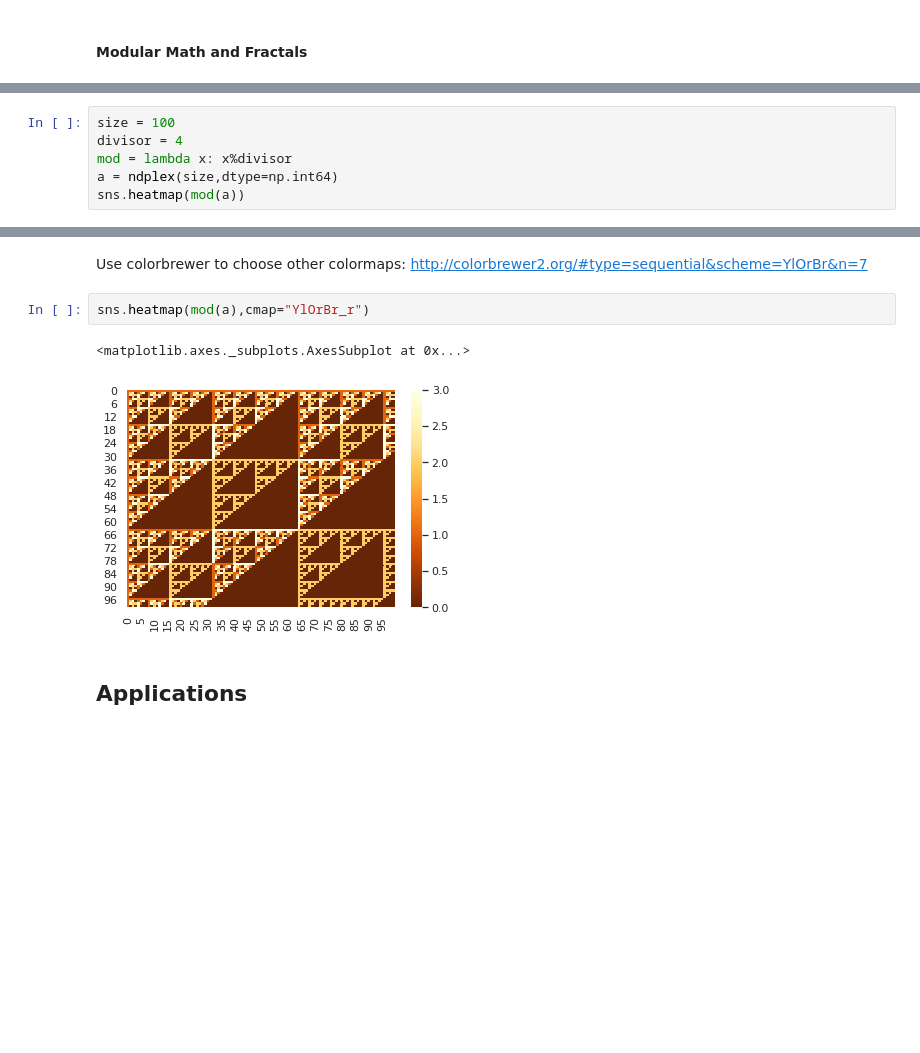
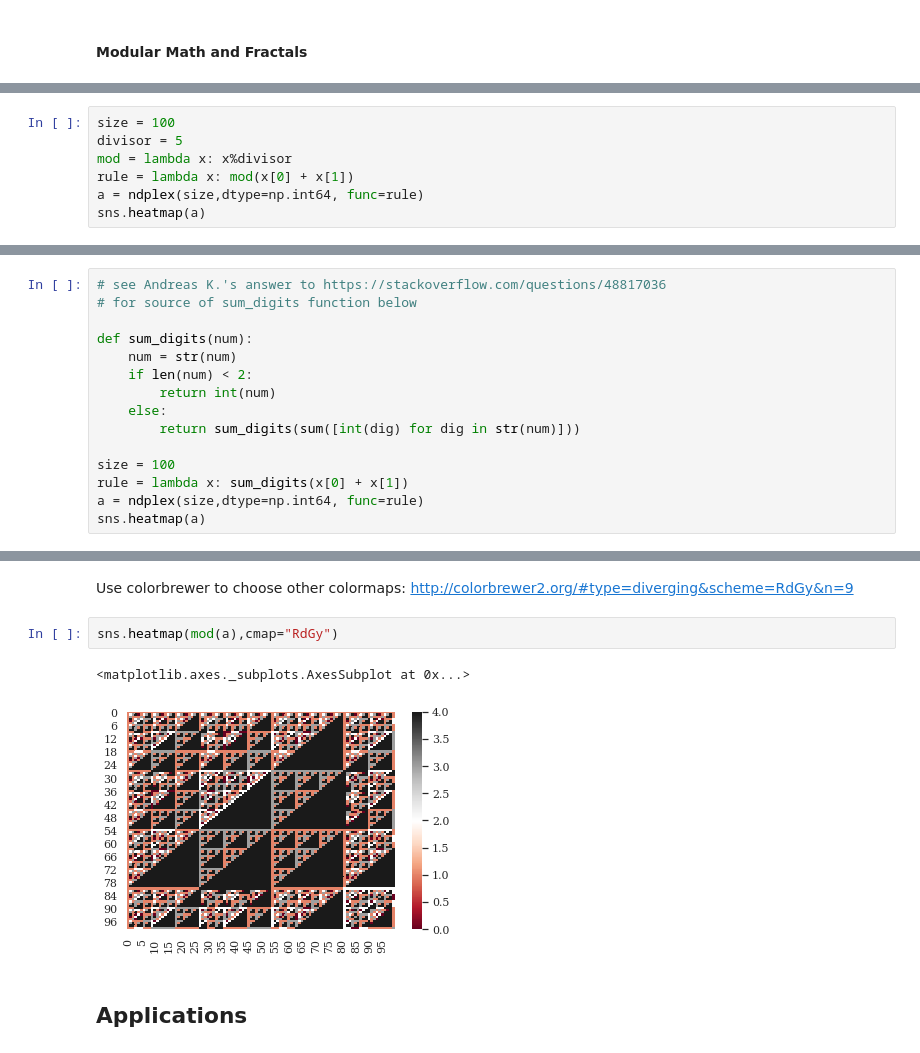
Before and after one commit to tedteske/ndplex, a Jupyter notebook: ndplex_array.ipynb, the cells around one changed output, grey strips where cells are left out. Cells and saved outputs as stored; diff of their text form; blank space fills up the shorter version.

```diff
--- a/ndplex_array.ipynb
+++ b/ndplex_array.ipynb
@@ -1004,8 +1199,9 @@ Which does not happen if hte divisor is a power of two.
 # %%
 size = 100
-divisor = 4
+divisor = 5
 mod = lambda x: x%divisor
-a = ndplex(size,dtype=np.int64)
-sns.heatmap(mod(a))
+rule = lambda x: mod(x[0] + x[1])
+a = ndplex(size,dtype=np.int64, func=rule)
+sns.heatmap(a)
 # %% [output]
 <matplotlib.axes._subplots.AxesSubplot at 0x...>
@@ -1012,0 +1211,15 @@ sns.heatmap(mod(a))
+# %%
+# see Andreas K.'s answer to https://stackoverflow.com/questions/48817036
+# for source of sum_digits function below
+
+def sum_digits(num):
+    num = str(num)
+    if len(num) < 2:
+        return int(num)
+    else:
+        return sum_digits(sum([int(dig) for dig in str(num)]))
+
+size = 100
+rule = lambda x: sum_digits(x[0] + x[1])
+a = ndplex(size,dtype=np.int64, func=rule)
+sns.heatmap(a)
@@ -1013,10 +1229,10 @@ sns.heatmap(mod(a))
 # %% [markdown]
-Use colorbrewer to choose other colormaps: http://colorbrewer2.org/#type=sequential&scheme=YlOrBr&n=7
+Use colorbrewer to choose other colormaps: http://colorbrewer2.org/#type=diverging&scheme=RdGy&n=9
 # %%
-sns.heatmap(mod(a),cmap="YlOrBr_r")
+sns.heatmap(mod(a),cmap="RdGy")
 # %% [output]
 <matplotlib.axes._subplots.AxesSubplot at 0x...>
-[figure, old version]
+[figure, new version]
 # %% [markdown]
 ## Applications
 # %% [markdown]
```
Also changed, not shown: parts of 74 cells of this notebook.
